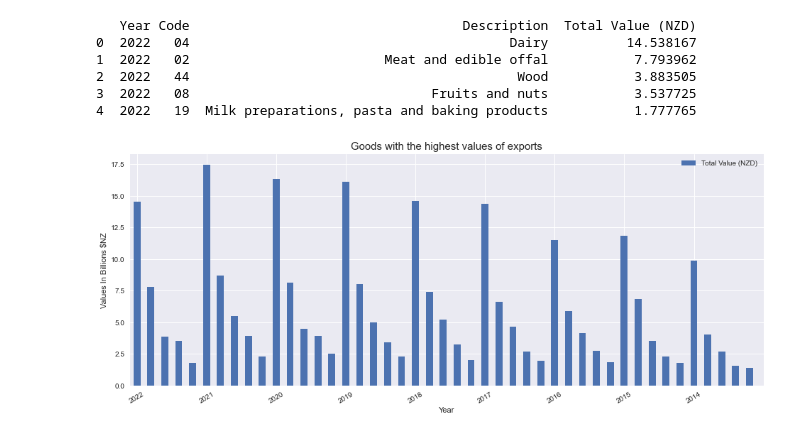
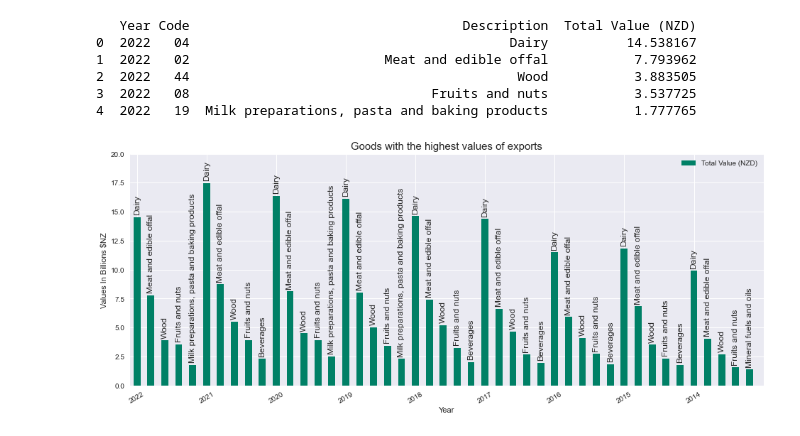
Before and after one commit to lilianasku/Time-series-analysis, a Jupyter notebook: notebooks/TradeData_Eda.ipynb, the cells around one changed output. Saved outputs shown, nothing was run; the diff lists cells and outputs as text; code cells hidden in the pictures.

```diff
--- a/notebooks/TradeData_Eda.ipynb
+++ b/notebooks/TradeData_Eda.ipynb
@@ -486,25 +486,20 @@ print(dfprod5.head(5))
 # %%
 #Countries with the highest values of goods imports between 2015 and 2022
 dfprod5.set_index('Year', inplace = True)
 
 color_map=plt.cm.get_cmap('summer')
-dfprod5.plot(kind='bar')
+dfprod5.plot(kind='bar', color=color_map(np.linspace(0, 1, len(dfprod5))))
 
-#for i in range(len(dfprod5['Description'])):
-#    ax.text(dfprod5.index[i], dfprod5['Total Value (NZD)'][i], dfprod5['Total Value (NZD)'][i], ha='center', va='bottom')
-#    print(dfprod5.index[i])*/
-
-#for i in range(len(dfprod5['Description'])):
-#    ax.text(dfprod5.index[i], dfprod5['Description'][i], i)
-    #print(dfprod5.index[i])
+for i in range(len(dfprod5)):
+   plt.text(i, dfprod5['Total Value (NZD)'][i] + 0.2, dfprod5['Description'][i], ha='center', va='bottom', rotation='vertical', fontsize = 'large')
 
 plt.xticks(rotation=30, horizontalalignment='center')
 plt.xticks(np.arange(0, len(dfprod5.index)+1, 5))
 plt.title('Goods with the highest values of exports', fontsize=15)
 plt.xlabel('Year')
+plt.ylim(0,20)
 
 plt.ylabel('Values In Billions $NZ')
-ax.legend(loc='upper right', bbox_to_anchor=(0.87,1.0))
 plt.show()
 # %% [output]
-[figure, old version]
+[figure, new version]
```
